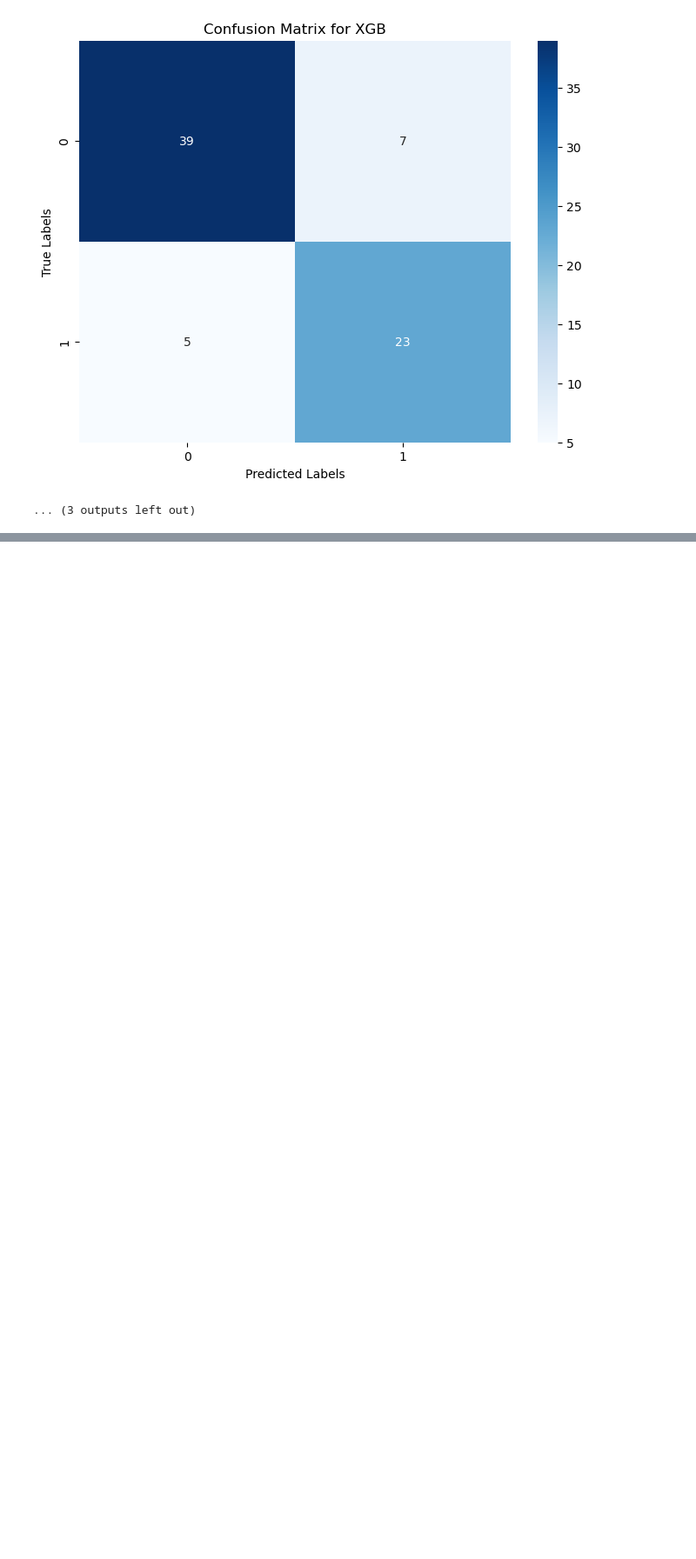
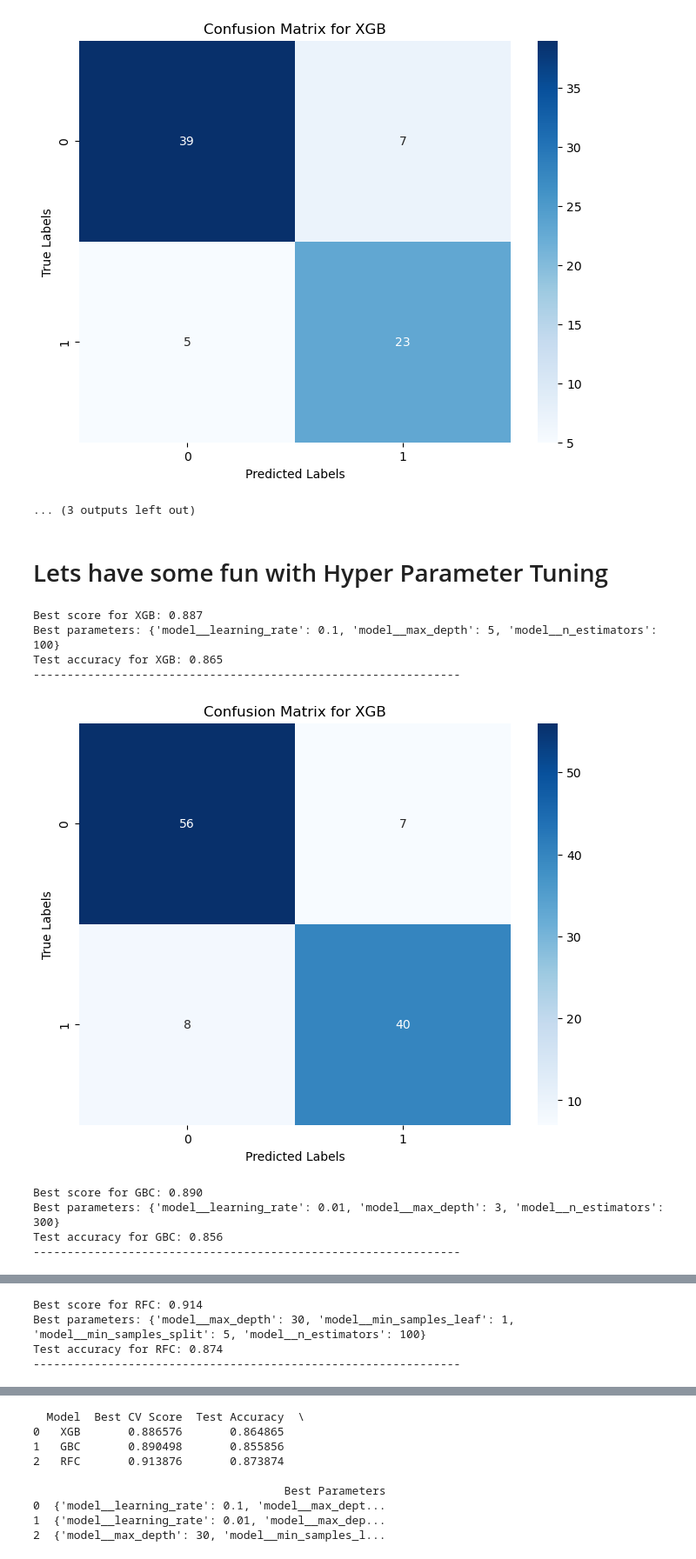
Before and after one commit to MaukanMir/Consumer-Buying-Behavior, a Jupyter notebook: training.ipynb, the cells around one changed output, grey strips where cells are left out. Shown at 87% size. Drawn from its saved outputs; the diff is of its cells as text; code cells hidden in the pictures; blank space fills up the shorter version.

Commit message:
added best models

```diff
--- a/training.ipynb
+++ b/training.ipynb
@@ -515,3 +570,41 @@ Test accuracy for XGB: 0.838
 ---------------------------------------------------------------
 [figure]
 ... (3 outputs left out)
+# %% [markdown]
+# Lets have some fun with Hyper Parameter Tuning
+# %%
+names = ["XGB", "GBC", "RFC"]
+models = get_selected_models(names)
+
+param_grid = {
+    'RFC': {
+        'model__n_estimators': [100, 200, 300],
+        'model__max_depth': [None, 10, 20, 30],
+        'model__min_samples_split': [2, 5, 10],
+        'model__min_samples_leaf': [1, 2, 4],
+    },
+    'GBC': {
+        'model__n_estimators': [100, 200, 300],
+        'model__learning_rate': [0.01, 0.1, 0.2],
+        'model__max_depth': [3, 5, 7]
+    },
+    'XGB': {
+        'model__n_estimators': [100, 200, 300],
+        'model__max_depth': [3, 5, 7],
+        'model__learning_rate': [0.01, 0.1, 0.2]
+    }
+}
+
+metric = make_scorer(accuracy_score)
+
+grid_search_selected_models(param_grid, names, models, X, y, metric)
+# %% [output]
+Best score for XGB: 0.887
+Best parameters: {'model__learning_rate': 0.1, 'model__max_depth': 5, 'model__n_estimators': 100}
+Test accuracy for XGB: 0.865
+---------------------------------------------------------------
+[figure, added]
+Best score for GBC: 0.890
+Best parameters: {'model__learning_rate': 0.01, 'model__max_depth': 3, 'model__n_estimators': 300}
+Test accuracy for GBC: 0.856
+---------------------------------------------------------------
@@ -517,0 +612,4 @@ Test accuracy for XGB: 0.838
+Best score for RFC: 0.914
+Best parameters: {'model__max_depth': 30, 'model__min_samples_leaf': 1, 'model__min_samples_split': 5, 'model__n_estimators': 100}
+Test accuracy for RFC: 0.874
+---------------------------------------------------------------
@@ -517,0 +617,9 @@ Test accuracy for XGB: 0.838
+  Model  Best CV Score  Test Accuracy  \
+0   XGB       0.886576       0.864865
+1   GBC       0.890498       0.855856
+2   RFC       0.913876       0.873874
+
+                                     Best Parameters
+0  {'model__learning_rate': 0.1, 'model__max_dept...
+1  {'model__learning_rate': 0.01, 'model__max_dep...
+2  {'model__max_depth': 30, 'model__min_samples_l...
```
Also changed, not shown: parts of 2 cells of this notebook.
